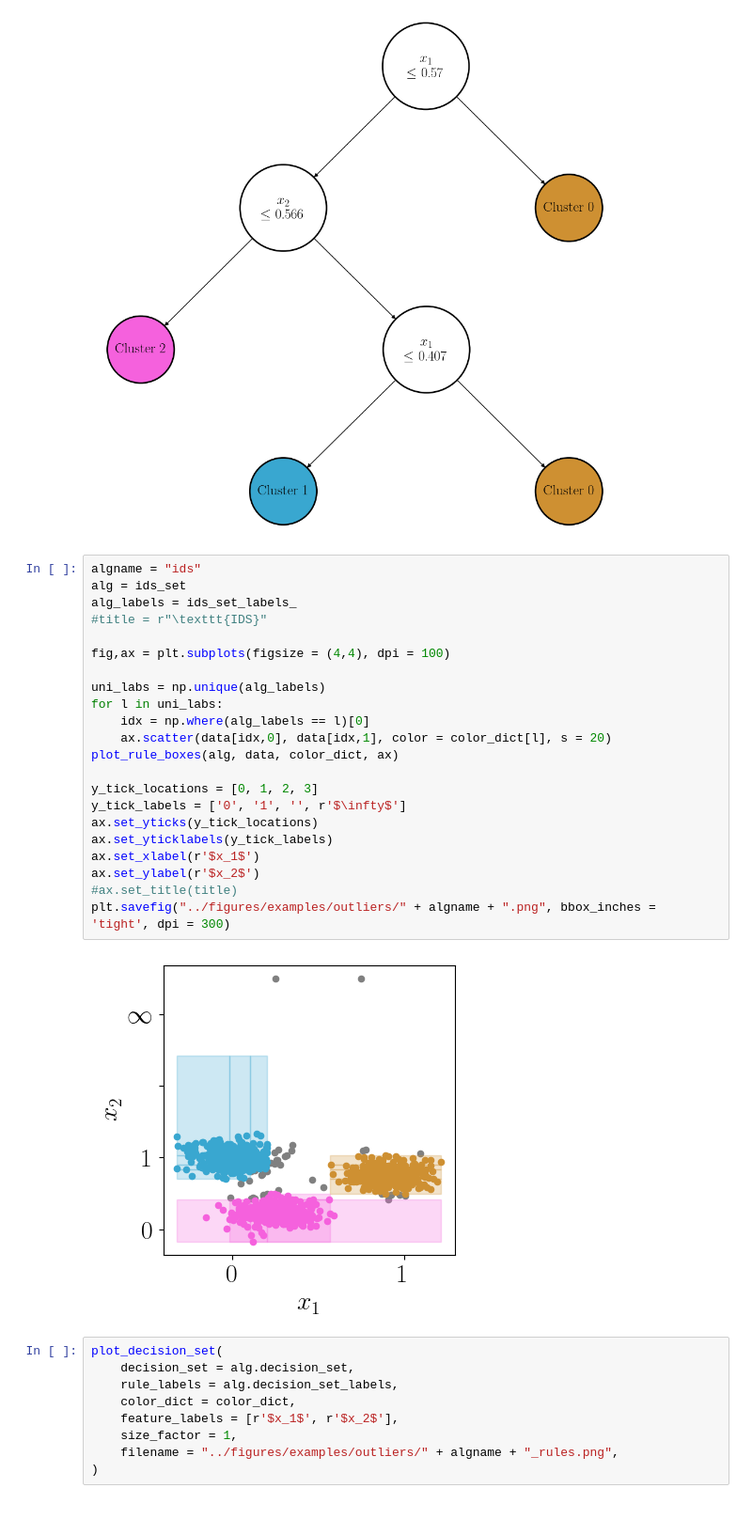
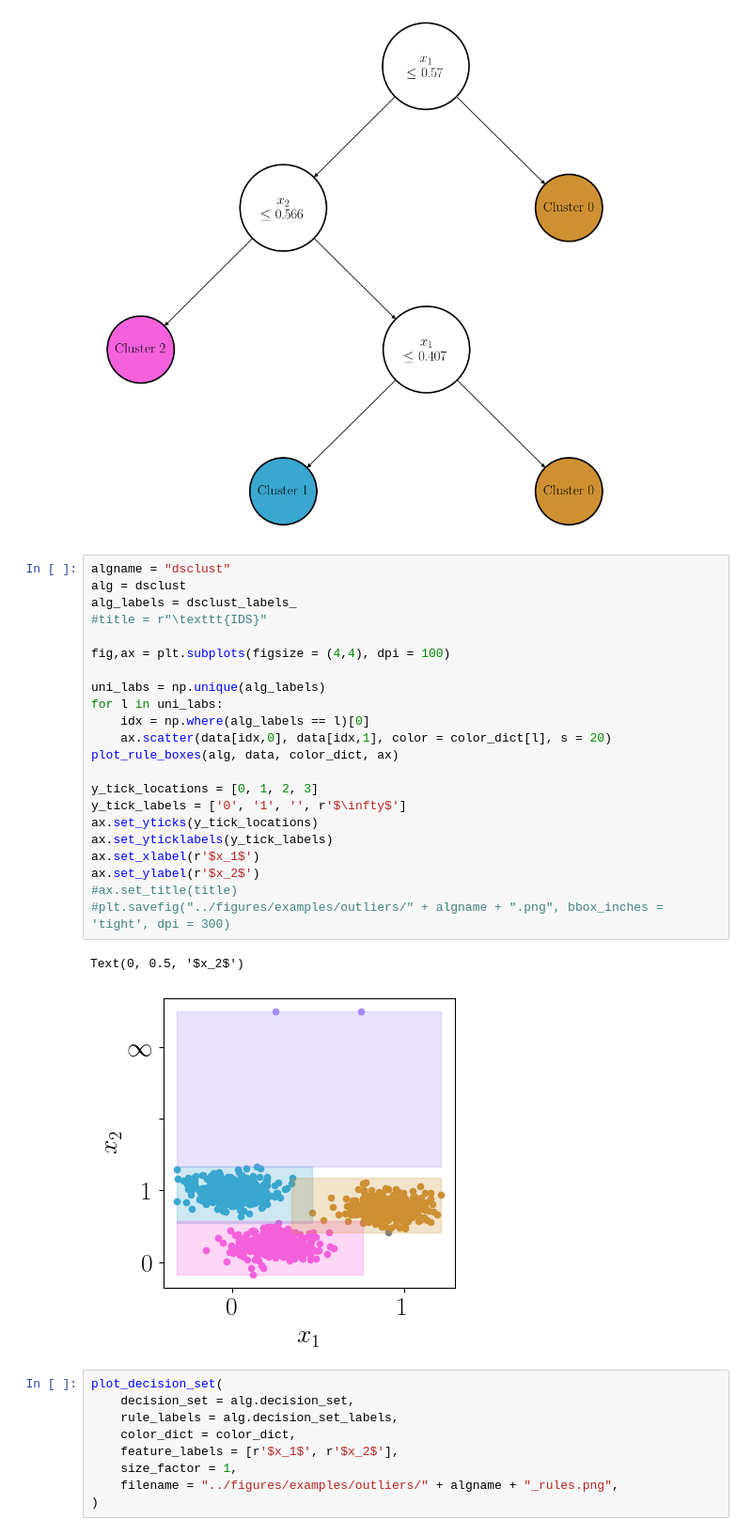
Before and after one commit to kevinqnb/interpretable-clustering, a Jupyter notebook: examples/examples.ipynb, the cells around one changed output. Shown at 94% size. Drawn from its saved outputs; the diff is of its cells as text.

```diff
--- a/examples/examples.ipynb
+++ b/examples/examples.ipynb
@@ -689,29 +689,30 @@ draw_tree(
 # %% [output]
 [figure]
 # %%
-algname = "ids"
-alg = ids_set
-alg_labels = ids_set_labels_
+algname = "dsclust"
+alg = dsclust
+alg_labels = dsclust_labels_
 #title = r"\texttt{IDS}"
 
 fig,ax = plt.subplots(figsize = (4,4), dpi = 100)
 
 uni_labs = np.unique(alg_labels)
 for l in uni_labs:
     idx = np.where(alg_labels == l)[0]
     ax.scatter(data[idx,0], data[idx,1], color = color_dict[l], s = 20)
 plot_rule_boxes(alg, data, color_dict, ax)
 
 y_tick_locations = [0, 1, 2, 3]
 y_tick_labels = ['0', '1', '', r'$\infty$']
 ax.set_yticks(y_tick_locations)
 ax.set_yticklabels(y_tick_labels)
 ax.set_xlabel(r'$x_1$')
 ax.set_ylabel(r'$x_2$')
 #ax.set_title(title)
-plt.savefig("../figures/examples/outliers/" + algname + ".png", bbox_inches = 'tight', dpi = 300)
+#plt.savefig("../figures/examples/outliers/" + algname + ".png", bbox_inches = 'tight', dpi = 300)
 # %% [output]
+Text(0, 0.5, '$x_2$')
-[figure, old version]
+[figure, new version]
 # %%
 plot_decision_set(
     decision_set = alg.decision_set,
```
Also changed, not shown: parts of 1 cell of this notebook, 5 other files.
